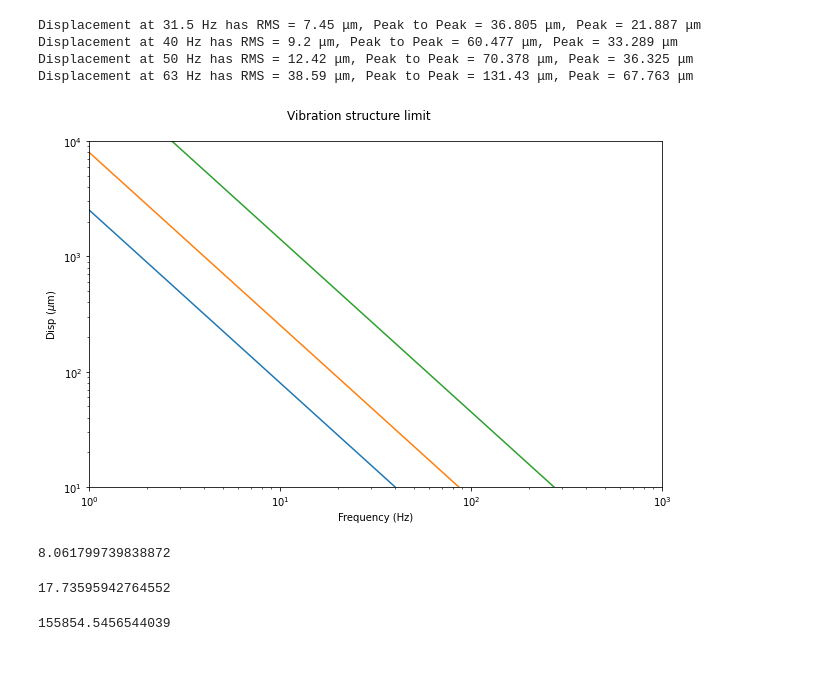
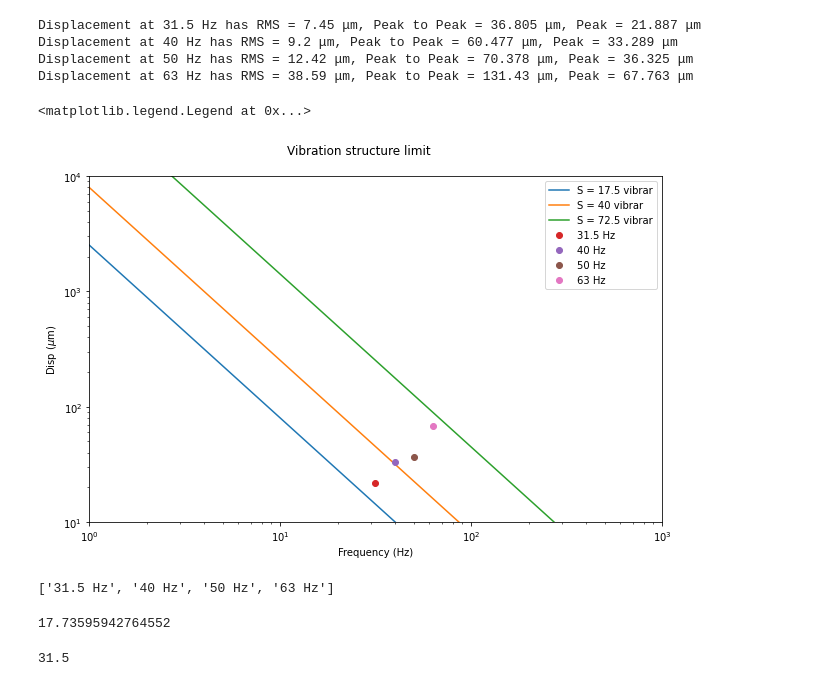
Before and after one commit to VibrasticLab/General_Projects, a Jupyter notebook: JLL_CWO_Okt_2023/data_process.ipynb, the cells around one changed output. Cells and saved outputs as stored; diff of their text form; code cells hidden in the pictures.

```diff
--- a/JLL_CWO_Okt_2023/data_process.ipynb
+++ b/JLL_CWO_Okt_2023/data_process.ipynb
@@ -196,10 +196,10 @@ for i in range(len(vel)):
     rms_vel.append(rms)
 
     pp = max(np.real(vel[i]*1e3)) - min(np.real(vel[i]*1e3))
-    pp_acc.append(pp)
+    pp_vel.append(pp)
 
     peak = max(abs(np.real(vel[i]*1e3)))
-    peak_acc.append(peak)
+    peak_vel.append(peak)
 
     print("Velocity at " + freq_stimulus[i] + " Hz has RMS = " + str(round(rms,2)) + " mm/s, Peak to Peak = " + str(round(pp,3)) + " mm/s, Peak = " + str(round(peak,3)) + " mm/s")
 # %% [output]
@@ -217,10 +217,10 @@ for i in range(len(disp)):
     rms_disp.append(rms)
 
     pp = max(np.real(disp[i]*1e6)) - min(np.real(disp[i]*1e6))
-    pp_acc.append(pp)
+    pp_disp.append(pp)
 
     peak = max(abs(np.real(disp[i]*1e6)))
-    peak_acc.append(peak)
+    peak_disp.append(peak)
 
     print("Displacement at " + freq_stimulus[i] + " Hz has RMS = " + str(round(rms,2)) + " μm, Peak to Peak = " + str(round(pp,3)) + " μm, Peak = " + str(round(peak,3)) + " μm")
 # %% [output]
@@ -231,38 +231,48 @@ Displacement at 63 Hz has RMS = 38.59 μm, Peak to Peak = 131.43 μm, Peak = 67.
 # %%
 # Interpret the displacement result on graph (on progress)
 vib_limit = [6.4, 64, 2000]    # limits on mm^2 / s^3
+legend_limit = ["S = 17.5 vibrar", "S = 40 vibrar", "S = 72.5 vibrar"]
 freq_limit = np.linspace(1, 1000, 1000)
 
 fig5 = plt.figure(figsize=(9,6), tight_layout=True)
 fig5.suptitle("Vibration structure limit")
 
 line_lim = []
 for i in range(len(vib_limit)):
     data = []
     for f in range(len(freq_limit)):
         x = np.sqrt(vib_limit[i] / (pow(freq_limit[f],3)) )
         x = x*1e3   # Change displacement units from mm into micron
         data.append(x)
     line_lim.append(data)
     plt.plot(freq_limit, data)
 
     plt.yscale('log')
     plt.ylim([10, 10000])
     plt.ylabel("Disp ($\mu$m)")
     plt.xscale('log')
     plt.xlim([1, 1000])
     plt.xlabel("Frequency (Hz)")
+
+# plot displacement from measured result
+for i in range(len(freq_stimulus)):
+    plt.plot(float(freq_stimulus[i]), peak_disp[i], 'o')
+
+legend_data = [str(freq_stimulus[i] + " Hz") for i in range(len(freq_stimulus))]
+
+plt.legend(legend_limit + legend_data)
 # %% [output]
+<matplotlib.legend.Legend at 0x...>
-[figure, old version]
+[figure, new version]
-# %%
-10* np.log10(64/10)
-# %% [output]
-8.061799739838872
+# %%
+[str(freq_stimulus[i] + " Hz") for i in range(len(freq_stimulus))]
+# %% [output]
+['31.5 Hz', '40 Hz', '50 Hz', '63 Hz']
 # %%
 22*np.log10(6.4)
 # %% [output]
 17.73595942764552
-# %%
-16 * pow(np.pi,4) * pow(0.01, 2) * pow(100,3)
-# %% [output]
-155854.5456544039
+# %%
+print(float(freq_stimulus[0]))
+# %% [output]
+31.5
```
